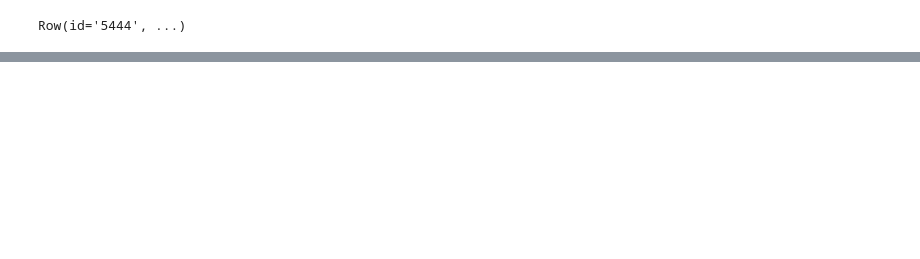
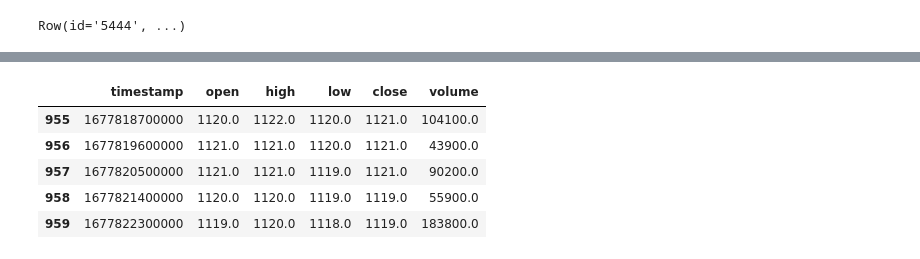
Before and after one commit to hirokimituya/book_stock-price-analysis, a Jupyter notebook: ch9.ipynb, the cells around one changed output, grey strips where cells are left out. Cells and saved outputs as stored; diff of their text form; code cells hidden in the pictures; blank space fills up the shorter version.

```diff
--- a/ch9.ipynb
+++ b/ch9.ipynb
@@ -327,0 +348,24 @@ Row(id='5444', ...)
+# %%
+"""サイバーエージェントの直近2ヶ月の15分足データ"""
+from yahoo_finance_api2 import share as yapi2
+import datetime as dt
+from datetime import date,timedelta
+import pandas as pd
+
+data = yapi2.Share('4751.T').get_historical(
+    yapi2.PERIOD_TYPE_MONTH, 2,
+    yapi2.FREQUENCY_TYPE_MINUTE, 15
+)
+
+# データフレームに変換
+df = pd.DataFrame(data)
+
+# 確認
+df.tail()
+# %% [output]
+|  | timestamp | open | high | low | close | volume |
+| 955 | 1677818700000 | 1120.0 | 1122.0 | 1120.0 | 1121.0 | 104100.0 |
+| 956 | 1677819600000 | 1121.0 | 1121.0 | 1120.0 | 1121.0 | 43900.0 |
+| 957 | 1677820500000 | 1121.0 | 1121.0 | 1119.0 | 1121.0 | 90200.0 |
+| 958 | 1677821400000 | 1120.0 | 1120.0 | 1119.0 | 1119.0 | 55900.0 |
+| 959 | 1677822300000 | 1119.0 | 1120.0 | 1118.0 | 1119.0 | 183800.0 |
```
Also changed, not shown: parts of 9 cells of this notebook.
